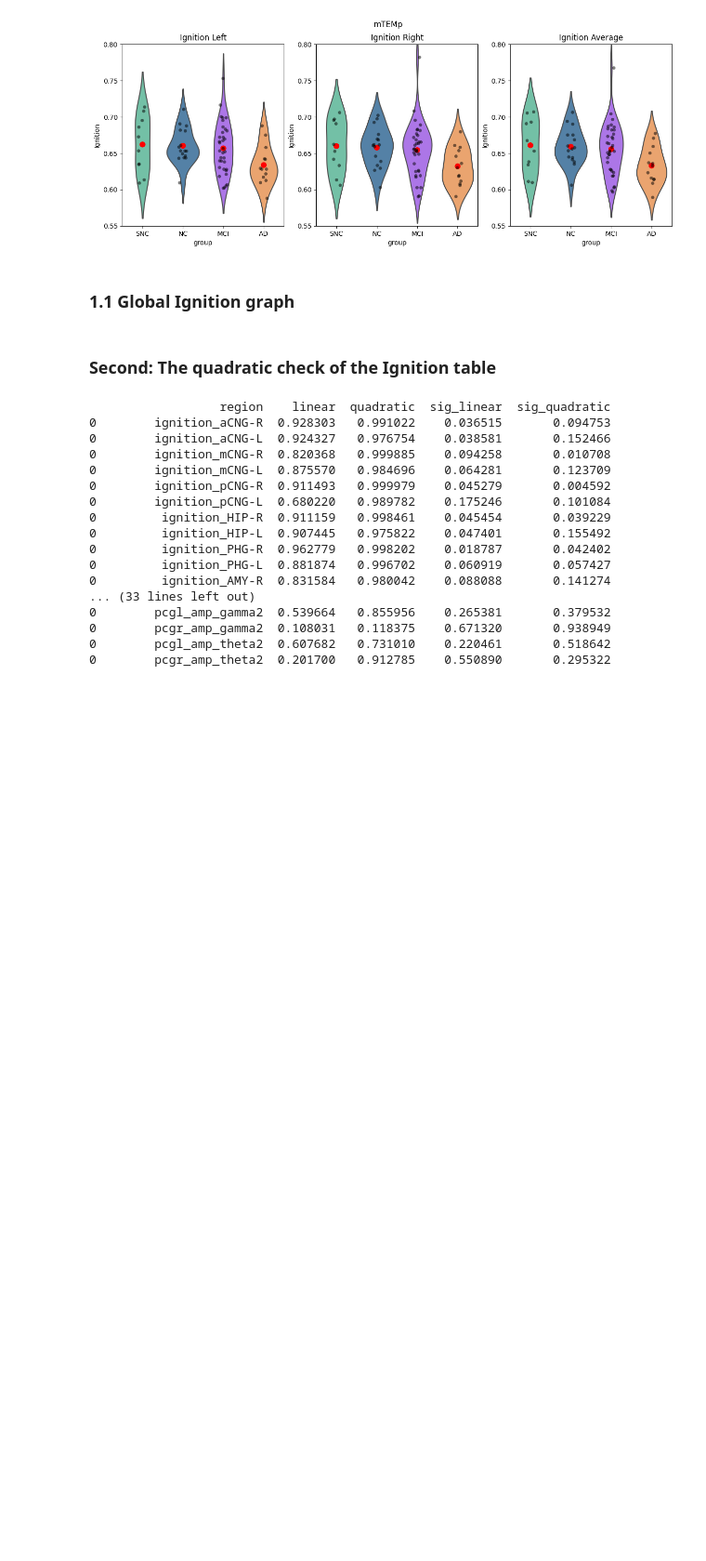
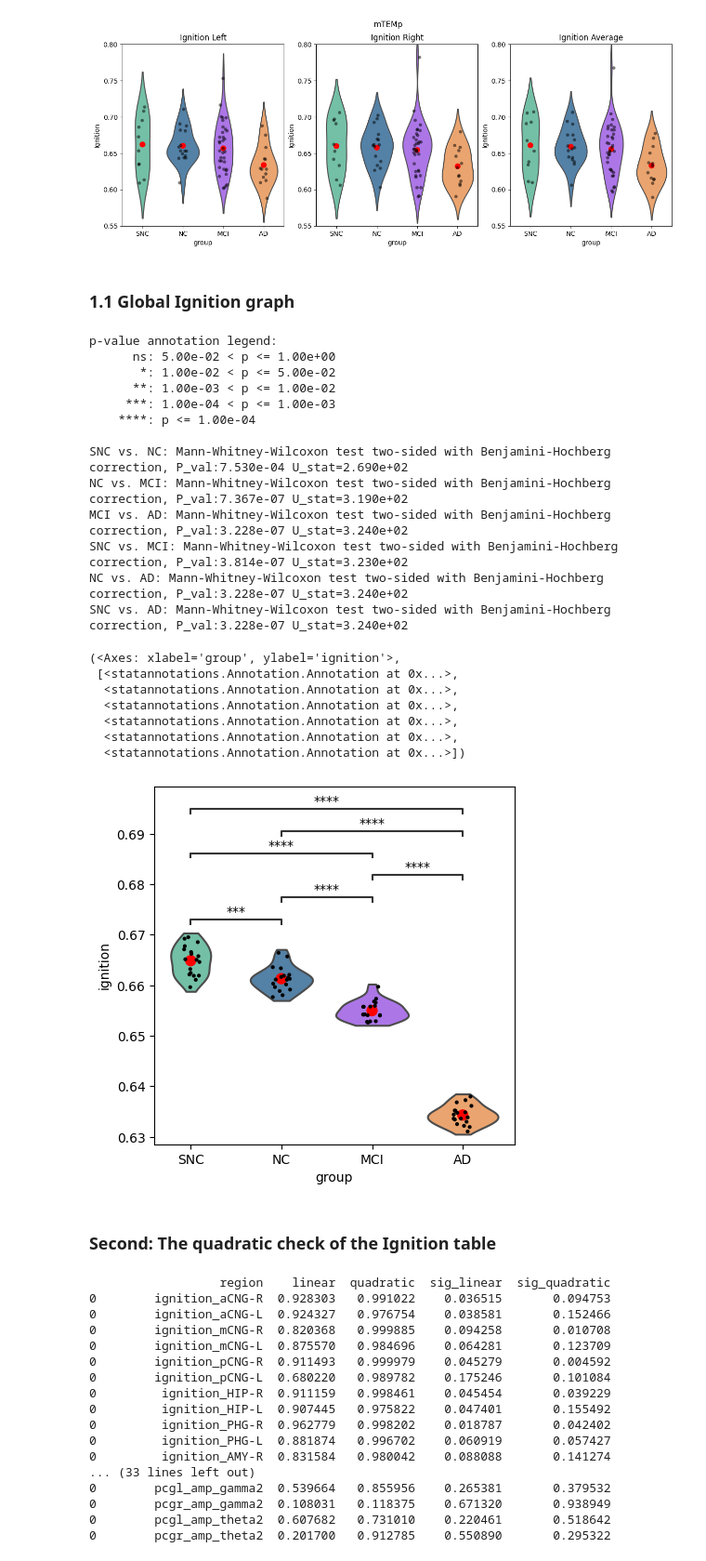
Before and after one commit to yilewang/tvbdemos, a Jupyter notebook: prediction_project/Ignition_comparison.ipynb, the cells around one changed output. Shown at 93% size. Cells and saved outputs as stored; diff of their text form; code cells hidden in the pictures; blank space fills up the shorter version.

```diff
--- a/prediction_project/Ignition_comparison.ipynb
+++ b/prediction_project/Ignition_comparison.ipynb
@@ -92,34 +92,56 @@ ggroup = ['SNC','NC','MCI','AD']
 # read excel file
 df = pd.read_excel('/Users/yilewang/workspaces/data4project/mega_table.xlsx', sheet_name='hodgepodge', skiprows=1)
 # get all the columns starting with 'ignition'
 ignition = df.filter(regex='ignition')
 df_new = pd.concat([df['caseid'],df['group'], ignition], axis=1)
 # discard rows with NaN values
 df_new.dropna(inplace=True)
 # average ignition based on groups, except caseid
 df_group = df_new.drop('caseid', axis=1).groupby('group').mean()
 # sort df_group based on ggroup
 df_group = df_group.loc[ggroup]
 group_ignition = pd.DataFrame(columns=['group', 'ignition'])
 for i in range(4):
     df_group.iloc[i,:]
     groups = [ggroup[i]]*len(df_group.columns)
     temp = pd.DataFrame({'group':groups, 'ignition':df_group.iloc[i,:].values})
     group_ignition = pd.concat([group_ignition, temp], axis=0)
 
 # plot
 colors = ["#66CDAA","#4682B4","#AB63FA","#FFA15A"]
 plt.figure(figsize=(5, 5))
 sns.violinplot(x='group', y='ignition', data=group_ignition, inner=None, palette=colors, cut =0.5)
 sns.stripplot(x='group', y='ignition', data=group_ignition, jitter=True, color='black', size=3)
 sns.pointplot(x='group', y='ignition', data=group_ignition, color='r', ci=None, linestyles="")
-annot = Annotator(pairs=[(("SNC"), ("NC")),(("SNC"), ("MCI")),(("SNC"), ("AD")), (("NC"), ("MCI")), (("MCI"),("AD"))],
+annot = Annotator(pairs=[(("SNC"), ("NC")),(("SNC"), ("MCI")),(("SNC"), ("AD")), (("NC"), ("MCI")), (("NC"), ("AD")),(("MCI"),("AD"))],
             ax=plt.gca(),
             x='group',
             y='ignition',
             data=group_ignition)
 annot.configure(test='Mann-Whitney', text_format='star', comparisons_correction= "BH", hide_non_significant=True, correction_format="replace")
 annot.apply_and_annotate()
+# %% [output]
+p-value annotation legend:
+      ns: 5.00e-02 < p <= 1.00e+00
+       *: 1.00e-02 < p <= 5.00e-02
+      **: 1.00e-03 < p <= 1.00e-02
+     ***: 1.00e-04 < p <= 1.00e-03
+    ****: p <= 1.00e-04
+
+SNC vs. NC: Mann-Whitney-Wilcoxon test two-sided with Benjamini-Hochberg correction, P_val:7.530e-04 U_stat=2.690e+02
+NC vs. MCI: Mann-Whitney-Wilcoxon test two-sided with Benjamini-Hochberg correction, P_val:7.367e-07 U_stat=3.190e+02
+MCI vs. AD: Mann-Whitney-Wilcoxon test two-sided with Benjamini-Hochberg correction, P_val:3.228e-07 U_stat=3.240e+02
+SNC vs. MCI: Mann-Whitney-Wilcoxon test two-sided with Benjamini-Hochberg correction, P_val:3.814e-07 U_stat=3.230e+02
+NC vs. AD: Mann-Whitney-Wilcoxon test two-sided with Benjamini-Hochberg correction, P_val:3.228e-07 U_stat=3.240e+02
+SNC vs. AD: Mann-Whitney-Wilcoxon test two-sided with Benjamini-Hochberg correction, P_val:3.228e-07 U_stat=3.240e+02
+(<Axes: xlabel='group', ylabel='ignition'>,
+ [<statannotations.Annotation.Annotation at 0x...>,
+  <statannotations.Annotation.Annotation at 0x...>,
+  <statannotations.Annotation.Annotation at 0x...>,
+  <statannotations.Annotation.Annotation at 0x...>,
+  <statannotations.Annotation.Annotation at 0x...>,
+  <statannotations.Annotation.Annotation at 0x...>])
+[figure, added]
 # %% [markdown]
 ### Second: The quadratic check of the Ignition table
 # %%
```
